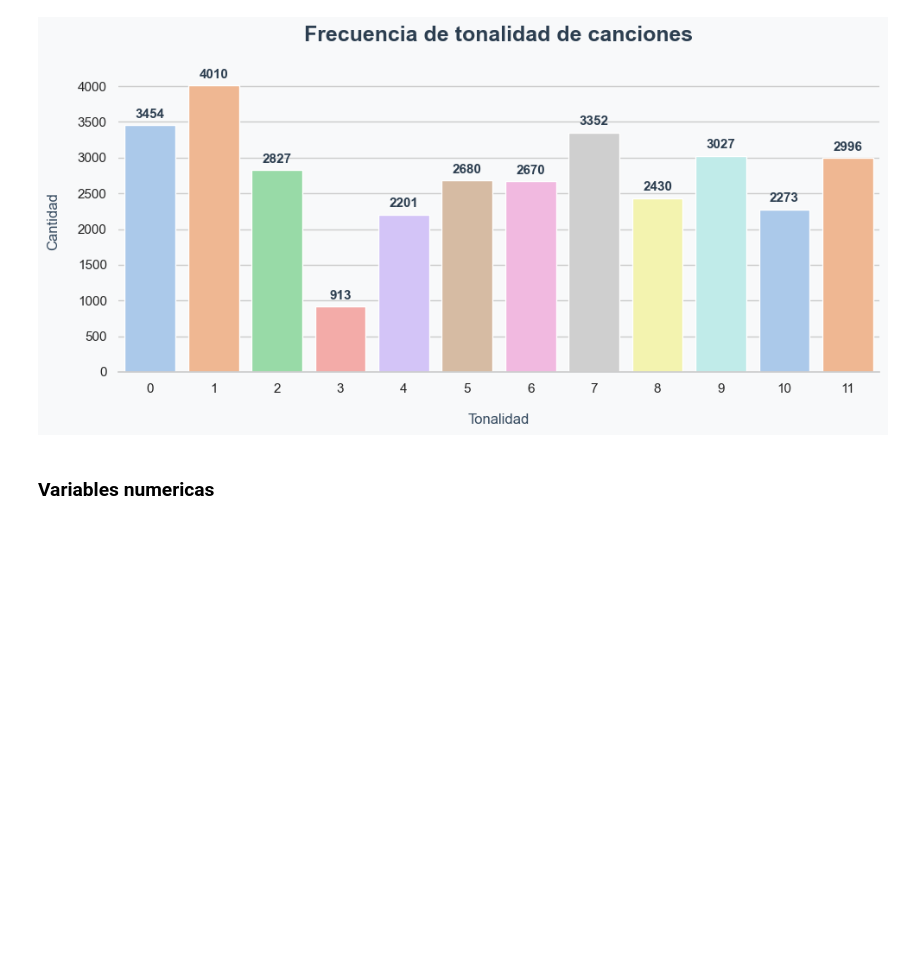
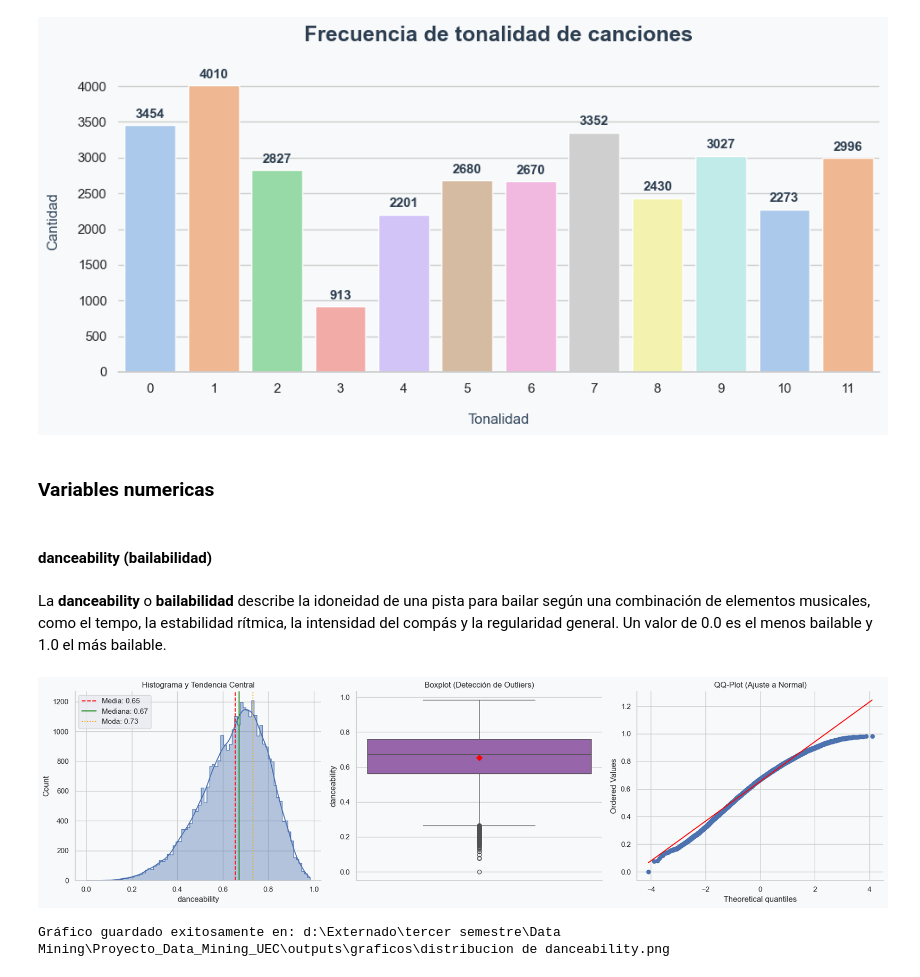
Before and after one commit to juanpablocarrillohortua/Proyecto_Data_Mining_UEC, a Jupyter notebook: notebooks/EDA_&_1st_part_notebook.ipynb, the cells around one changed output. Drawn from its saved outputs; the diff is of its cells as text; code cells hidden in the pictures; blank space fills up the shorter version.

```diff
--- a/notebooks/EDA_&_1st_part_notebook.ipynb
+++ b/notebooks/EDA_&_1st_part_notebook.ipynb
@@ -342,3 +350,15 @@ graficas.barplot_discreto(df, "key", titulo="Frecuencia de tonalidad de cancione
 [figure]
 # %% [markdown]
 ### Variables numericas
+# %% [markdown]
+#### danceability (bailabilidad)
+# %% [markdown]
+La **danceability** o **bailabilidad** describe la idoneidad de una pista para bailar según una combinación de elementos musicales, como el tempo, la estabilidad rítmica, la intensidad del compás y la regularidad general. Un valor de 0.0 es el menos bailable y 1.0 el más bailable.
+# %%
+graficas.graficos_continuos(df, "danceability")
+# %% [output]
+[figure, added]
+# %%
+graficas.guardar_grafico("distribucion de danceability")
+# %% [output]
+Gráfico guardado exitosamente en: d:\Externado\tercer semestre\Data Mining\Proyecto_Data_Mining_UEC\outputs\graficos\distribucion de danceability.png
```
Also changed, not shown: parts of 29 cells of this notebook, 8 other files.
